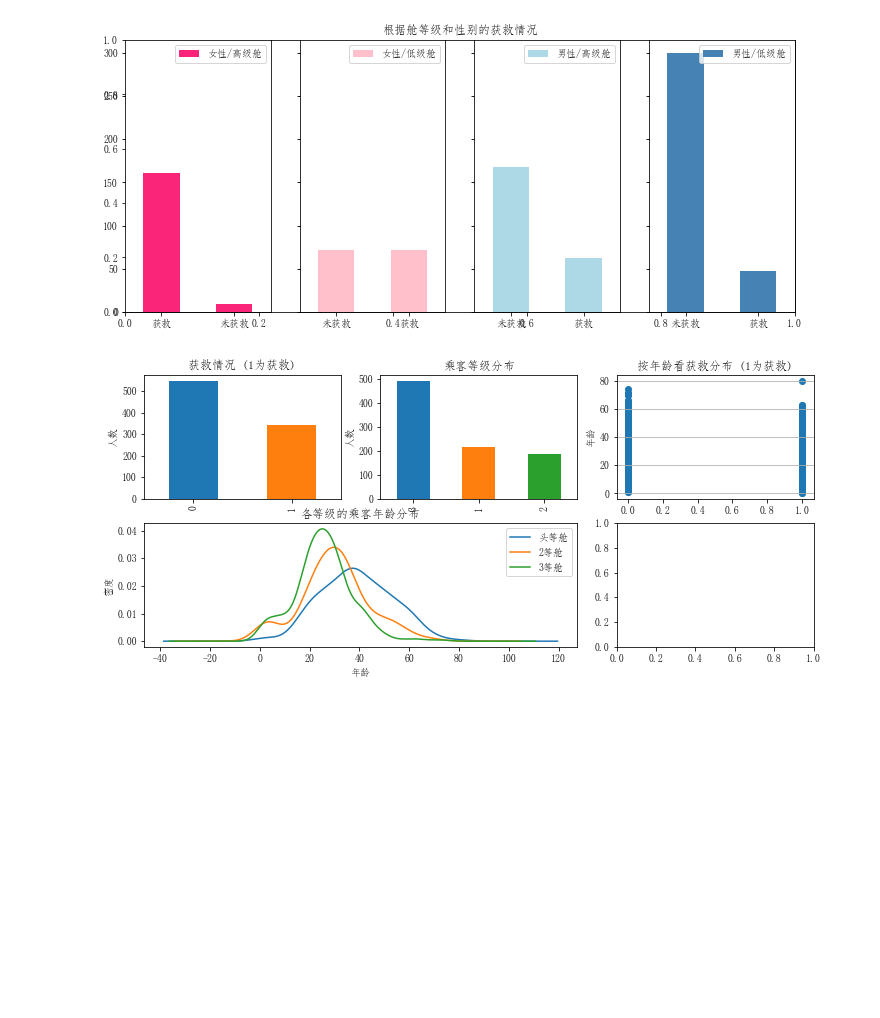
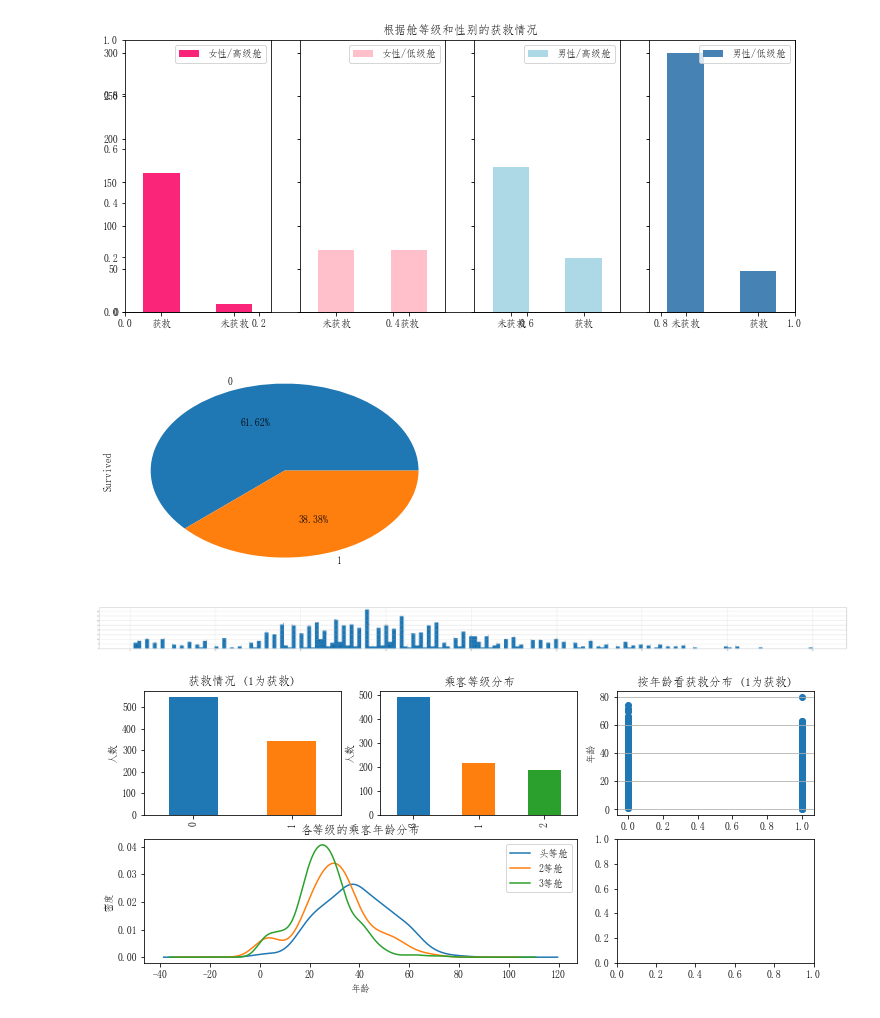
Before and after one commit to hahanigehaha233/mltest, a Jupyter notebook: Titanic/plot.ipynb, the cells around one changed output. Drawn from its saved outputs; the diff is of its cells as text; code cells hidden in the pictures; blank space fills up the shorter version.

Commit message:
Add a Age distribution histogram

```diff
--- a/Titanic/plot.ipynb
+++ b/Titanic/plot.ipynb
@@ -114,6 +114,17 @@ plt.legend([u"男性/低级舱"], loc='best')
 plt.show()
 # %% [output]
 [figure]
+# %%
+data['Survived'].value_counts().plot.pie(autopct = '%1.2f%%')
+plt.figure(figsize=(90,5))
+a = data['Age'].value_counts()
+data['Age'].hist(bins=a.size)
+a.sort_index()
+for c,b in zip(a.index,a.values):
+    plt.text(c,b+0.05,'%.f' % b, ha = 'center',va = 'bottom',fontsize=10)
+# %% [output]
+[figure, added]
+[figure, added]
 # %%
 from pylab import mpl
 mpl.rcParams['font.sans-serif'] = ['FangSong'] # 指定默认字体
```
Also changed, not shown: 1 other file.
